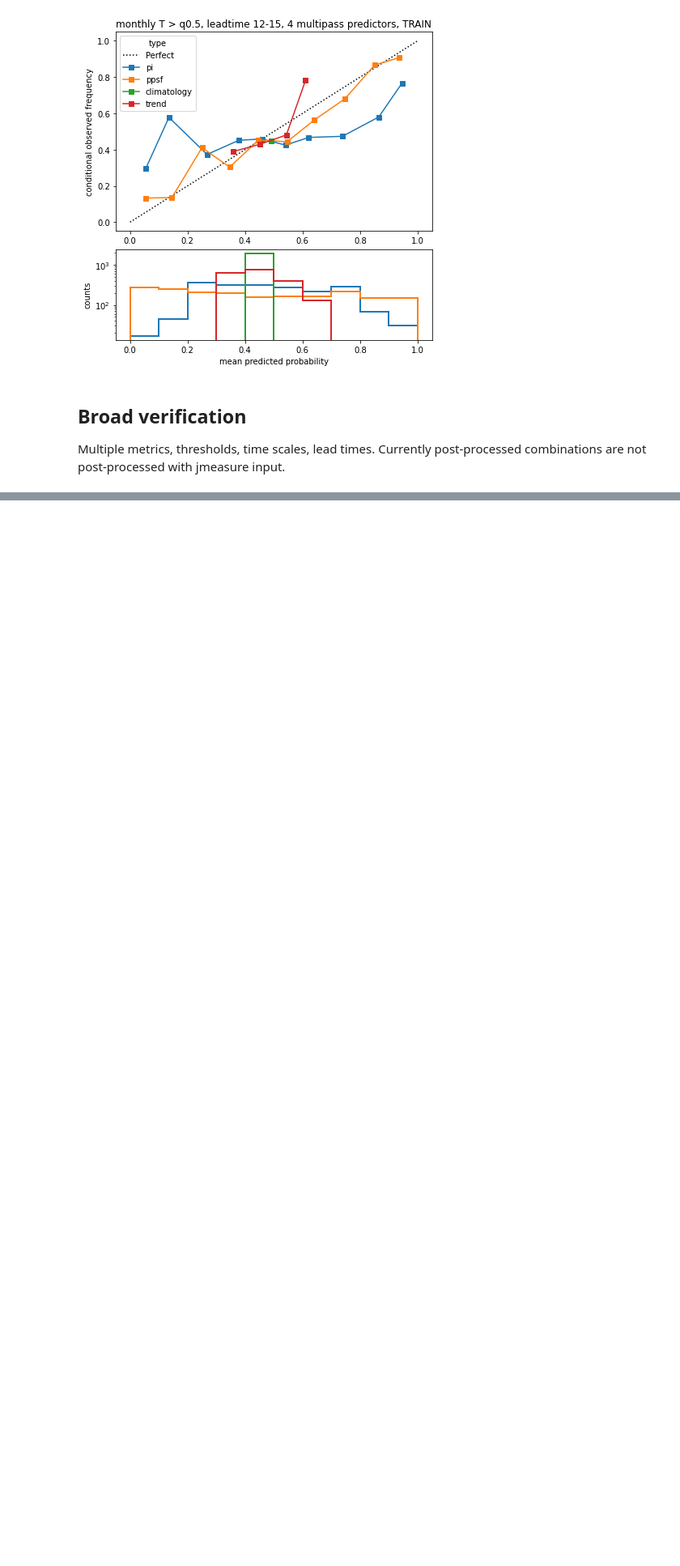
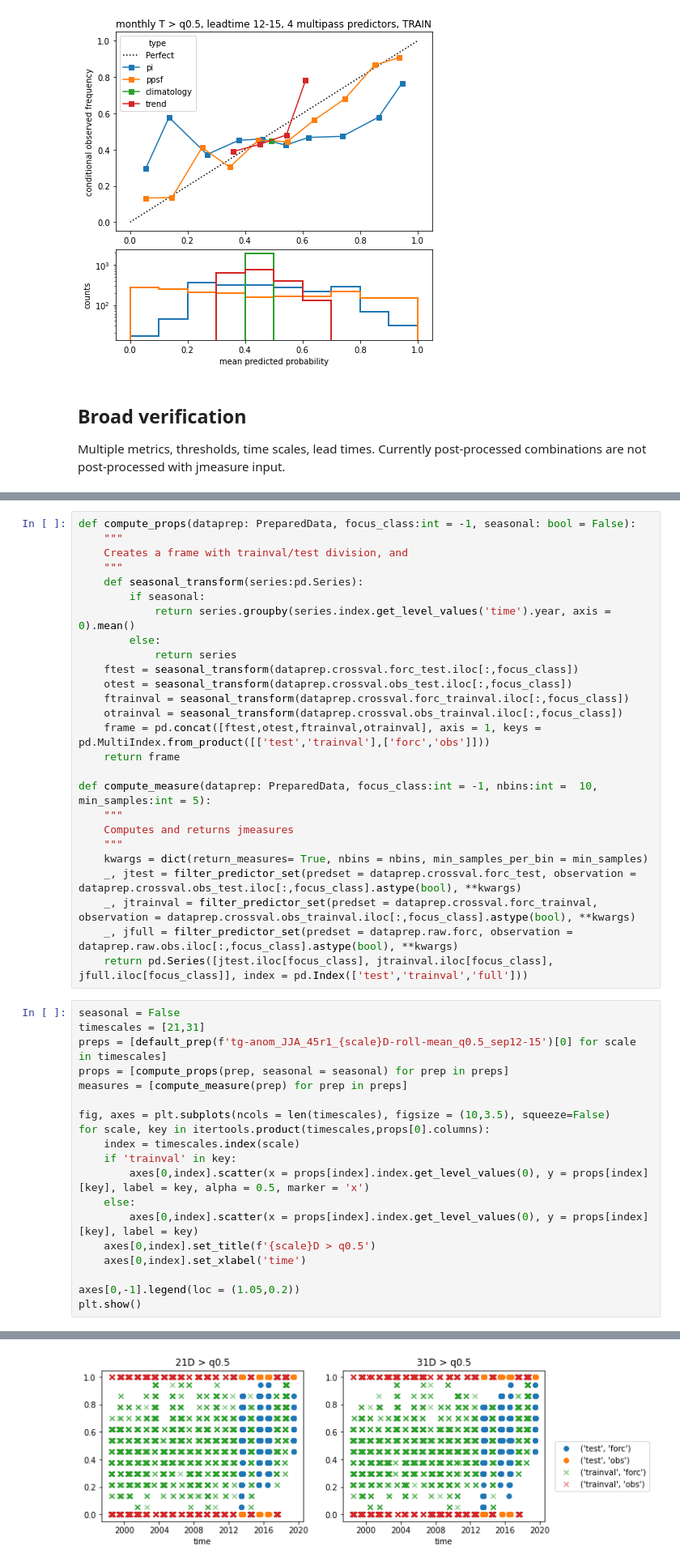
Before and after one commit to chiemvs/Hybrid, a Jupyter notebook: notebooks/verification.ipynb, the cells around one changed output, grey strips where cells are left out. Shown: that part at 81% size. Cells and saved outputs as stored; diff of their text form; blank space fills up the shorter version.

```diff
--- a/notebooks/verification.ipynb
+++ b/notebooks/verification.ipynb
@@ -526,0 +502,46 @@ plt.tight_layout()
+# %%
+def compute_props(dataprep: PreparedData, focus_class:int = -1, seasonal: bool = False):
+    """
+    Creates a frame with trainval/test division, and
+    """
+    def seasonal_transform(series:pd.Series):
+        if seasonal:
+            return series.groupby(series.index.get_level_values('time').year, axis = 0).mean()
+        else:
+            return series
+    ftest = seasonal_transform(dataprep.crossval.forc_test.iloc[:,focus_class])
+    otest = seasonal_transform(dataprep.crossval.obs_test.iloc[:,focus_class])
+    ftrainval = seasonal_transform(dataprep.crossval.forc_trainval.iloc[:,focus_class])
+    otrainval = seasonal_transform(dataprep.crossval.obs_trainval.iloc[:,focus_class])
+    frame = pd.concat([ftest,otest,ftrainval,otrainval], axis = 1, keys = pd.MultiIndex.from_product([['test','trainval'],['forc','obs']]))
+    return frame
+
+def compute_measure(dataprep: PreparedData, focus_class:int = -1, nbins:int =  10, min_samples:int = 5):
+    """
+    Computes and returns jmeasures
+    """
+    kwargs = dict(return_measures= True, nbins = nbins, min_samples_per_bin = min_samples)
+    _, jtest = filter_predictor_set(predset = dataprep.crossval.forc_test, observation = dataprep.crossval.obs_test.iloc[:,focus_class].astype(bool), **kwargs)
+    _, jtrainval = filter_predictor_set(predset = dataprep.crossval.forc_trainval, observation = dataprep.crossval.obs_trainval.iloc[:,focus_class].astype(bool), **kwargs)
+    _, jfull = filter_predictor_set(predset = dataprep.raw.forc, observation = dataprep.raw.obs.iloc[:,focus_class].astype(bool), **kwargs)
+    return pd.Series([jtest.iloc[focus_class], jtrainval.iloc[focus_class], jfull.iloc[focus_class]], index = pd.Index(['test','trainval','full']))
+# %%
+seasonal = False
+timescales = [21,31]
+preps = [default_prep(f'tg-anom_JJA_45r1_{scale}D-roll-mean_q0.5_sep12-15')[0] for scale in timescales]
+props = [compute_props(prep, seasonal = seasonal) for prep in preps]
+measures = [compute_measure(prep) for prep in preps]
+
+fig, axes = plt.subplots(ncols = len(timescales), figsize = (10,3.5), squeeze=False)
+for scale, key in itertools.product(timescales,props[0].columns):
+    index = timescales.index(scale)
+    if 'trainval' in key:
+        axes[0,index].scatter(x = props[index].index.get_level_values(0), y = props[index][key], label = key, alpha = 0.5, marker = 'x')
+    else:
+        axes[0,index].scatter(x = props[index].index.get_level_values(0), y = props[index][key], label = key)
+    axes[0,index].set_title(f'{scale}D > q0.5')
+    axes[0,index].set_xlabel('time')
+
+axes[0,-1].legend(loc = (1.05,0.2))
+plt.show()
+# %% [output]
@@ -526,0 +554 @@ plt.tight_layout()
+[figure, added]
```
Also changed, not shown: parts of 13 cells of this notebook, 2 other files.
